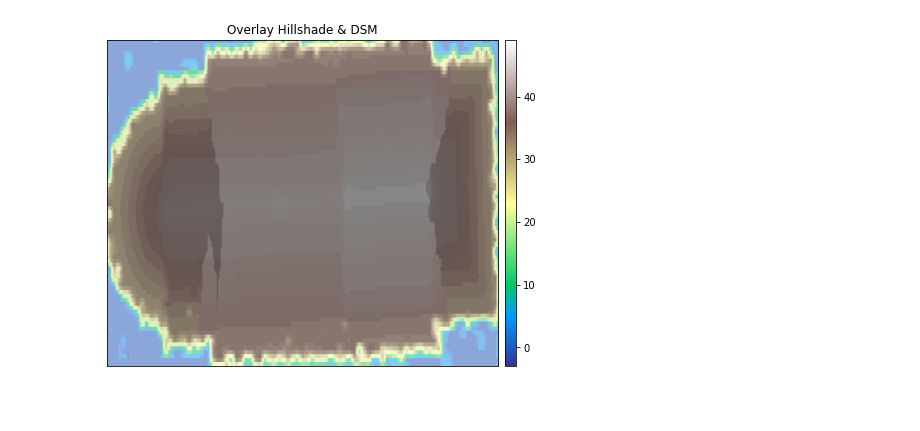
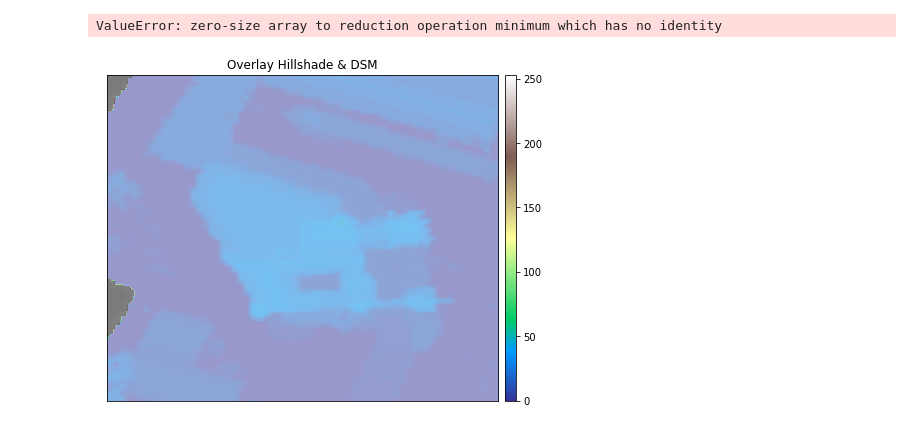
Before and after one commit to danielmendoza4213/houses3d, a Jupyter notebook: wms.ipynb, the cells around one changed output. Drawn from its saved outputs; the diff is of its cells as text; code cells hidden in the pictures; blank space fills up the shorter version.

```diff
--- a/wms.ipynb
+++ b/wms.ipynb
@@ -102,22 +94,24 @@ out = open('DSM_selected.tif', 'wb')
 out.write(imgdms.read())
 out.close()
 # %%
-img_dms_raster= rxr.open_rasterio('DSM_selected.tif', masked=True).squeeze()
+img_dms_raster= rxr.open_rasterio('DSM_selected.tif')
 # %%
 imgdmt = wms.getmap(layers=['DHMVII_DTM_1m'], srs='EPSG:4258', bbox=(a, b, c, d), size=(300, 250), format='image/tiff',transparent=True)
 out = open('DTM_selected.tif', 'wb')
 out.write(imgdmt.read())
 out.close()
 # %%
-img_dmt_raster= rxr.open_rasterio('DTM_selected.tif', masked=True).squeeze()
+img_dmt_raster= rxr.open_rasterio('DTM_selected.tif')
 # %%
 chm_all=img_dms_raster-img_dmt_raster
+# %% [output]
+ValueError: zero-size array to reduction operation minimum which has no identity
 # %%
-fig, ax = plt.subplots(figsize=(15, 6))
+fig, ax = plt.subplots(figsize=(10, 6))
 ep.plot_bands(
     chm_all[1], ax=ax, cmap="terrain", title="Overlay Hillshade & DSM",
 )
-ax.imshow(chm_one, cmap="Greys", alpha=0.5)
+ax.imshow(chm_all[1], cmap="Greys", alpha=0.5)
 plt.show()
 # %% [output]
-[figure, old version]
+[figure, new version]
```
Also changed, not shown: parts of 17 cells of this notebook, 2 other files.
